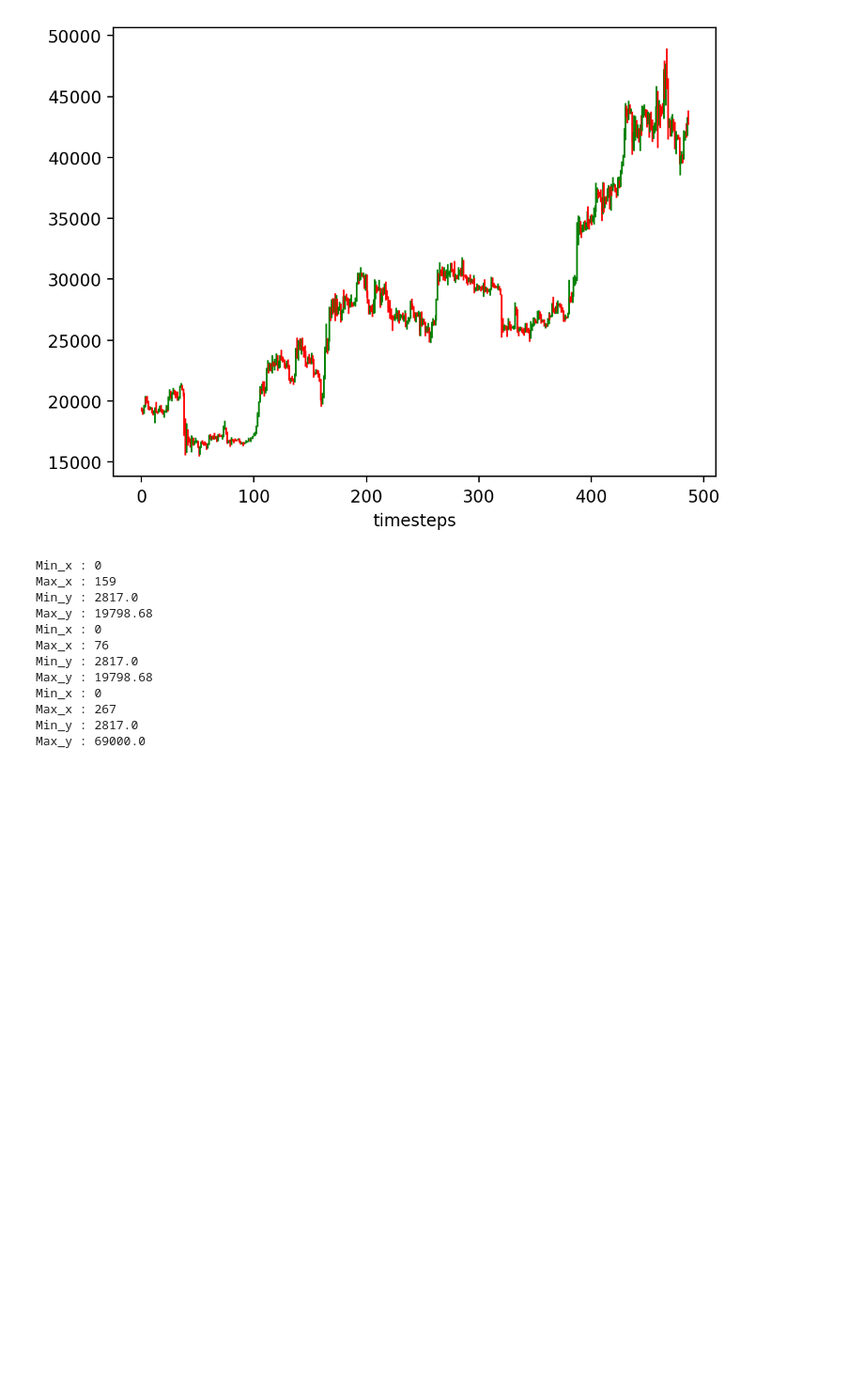
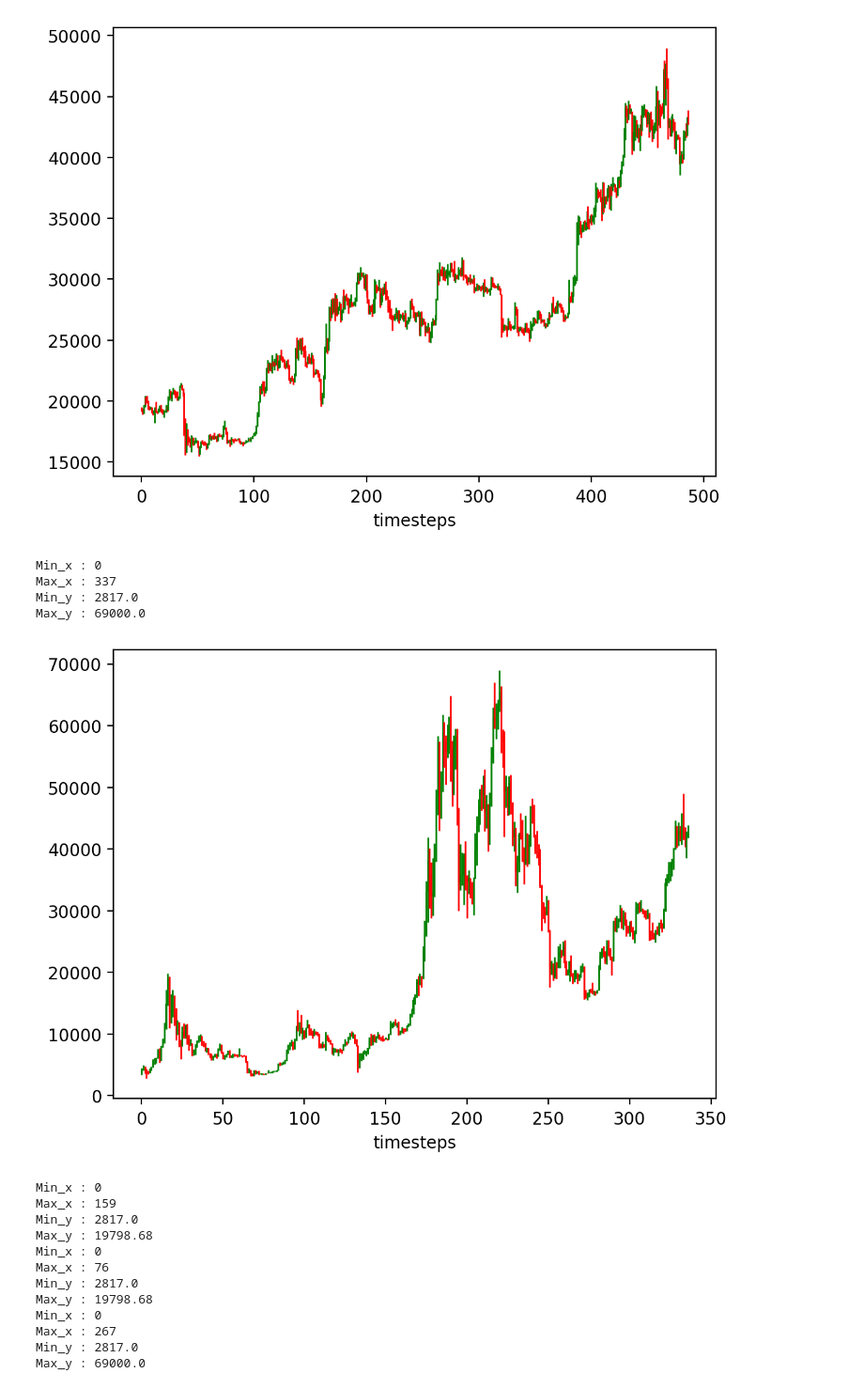
Before and after one commit to ochaff/Get_Data_BTC, a Jupyter notebook: Plot_candlecharts.ipynb, the cells around one changed output. Shown at 94% size. Saved outputs shown, nothing was run; the diff lists cells and outputs as text; code cells hidden in the pictures; blank space fills up the shorter version.

Commit message:
added a way to plot easily weekly chart with the date we want

```diff
--- a/Plot_candlecharts.ipynb
+++ b/Plot_candlecharts.ipynb
@@ -90,6 +90,34 @@ candleplot(df, x_min = 50, x_max = 150, savefig= True)
 candleplot(df_date, savefig= True)
 # %% [output]
 [figure]
+# %%
+df_weekly = pd.read_csv('BTC_BinWeekly.csv')
+start_date = "2017-08-21"
+end_date = "2024-01-31"
+filename = start_date + "_" + end_date
+mask = (df_weekly["date"] > start_date) & (df_weekly["date"] <= end_date)
+df_weekly_date = df_weekly.loc[mask]
+
+min_coloumn = df_weekly_date.min(axis=0)
+max_coloumn = df_weekly_date.max(axis=0)
+min_y = min_coloumn['low']
+max_y = max_coloumn['high']
+
+min_x = 0
+max_x = len(df_weekly_date.index)
+
+print("Min_x : " + str(min_x))
+print("Max_x : " + str(max_x))
+print("Min_y : " + str(min_y))
+print("Max_y : " + str(max_y))
+
+candleplot(df_weekly_date, savefig= True, filename=filename)
+# %% [output]
+Min_x : 0
+Max_x : 337
+Min_y : 2817.0
+Max_y : 69000.0
+[figure, added]
 # %%
 df_weekly = pd.read_csv('BTC_BinWeekly.csv')
 start_date = "2017-08-21"
```
Also changed, not shown: 1 other file.
